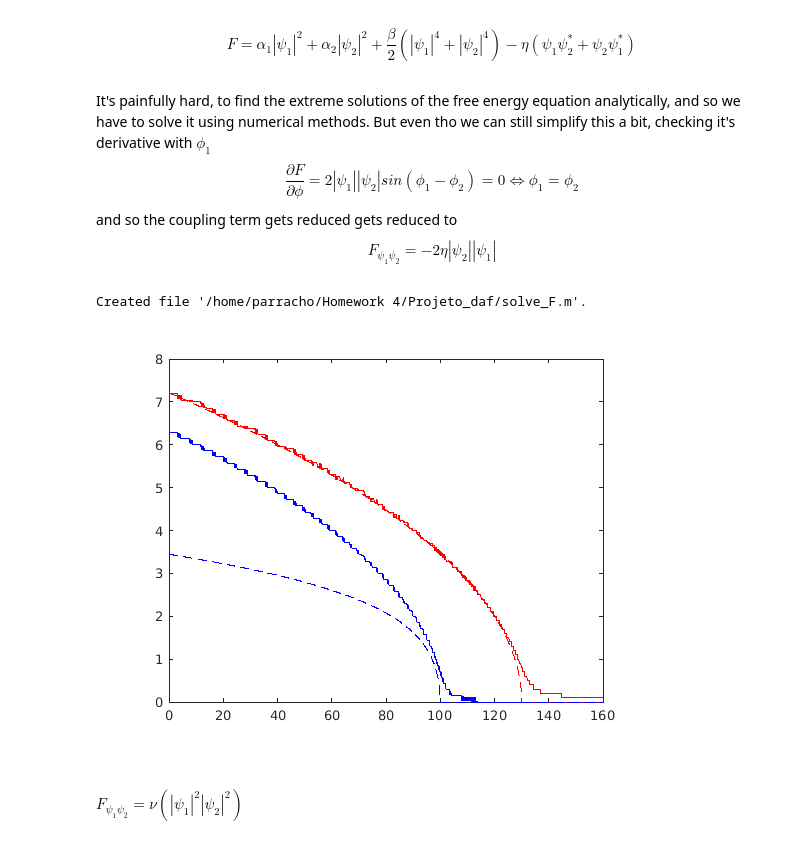
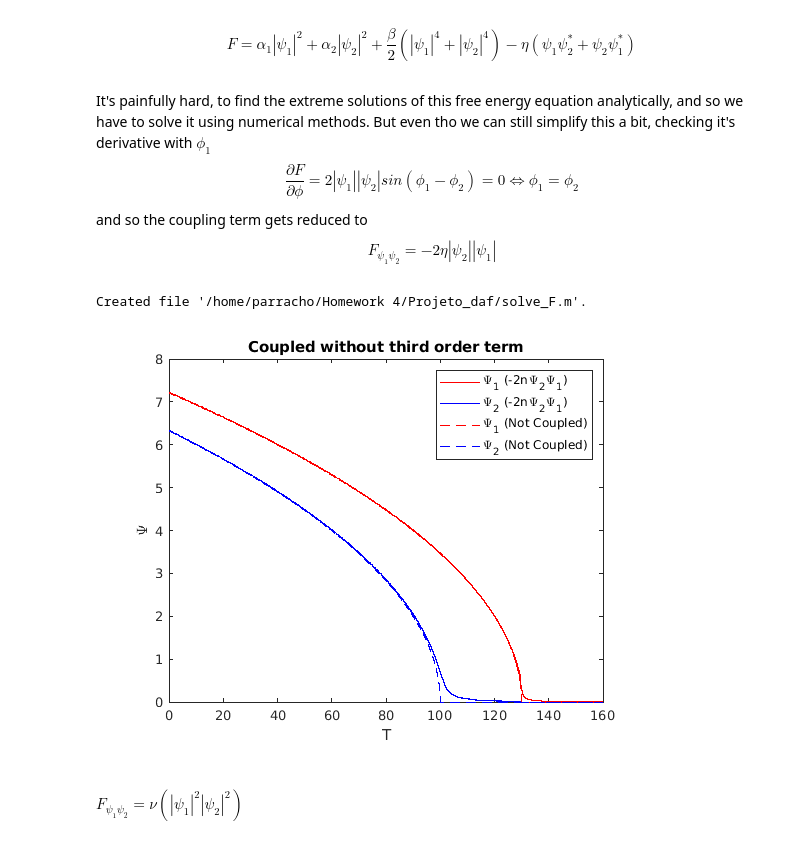
Before and after one commit to Gustavo-01/Projeto_daf, a Jupyter notebook: Project.ipynb, the cells around one changed output. Cells and saved outputs as stored; diff of their text form; code cells hidden in the pictures.

```diff
--- a/Project.ipynb
+++ b/Project.ipynb
@@ -29,7 +30,8 @@ n = 0.5;
 Tc1 = 130;
 Tc2 = 100;
 Tf = 160;
-dT = 0.1;
+dT = 0.01;
+dPsi = 0.01;
 # %%
 alpha_1 = @ (T) alpha_0 * (T-Tc1);
 alpha_2 = @ (T) alpha_0 * (T-Tc2);
@@ -37,0 +47,16 @@ alpha_2 = @ (T) alpha_0 * (T-Tc2);
+# %%
+psi1=@(T) (T<Tc1).* sqrt(-alpha_1(T)/beta);
+psi2=@(T) (T<Tc2).* sqrt(-alpha_2(T)/beta);
+
+T=0:dT:Tf;
+
+psi2_nocoupto=psi2(T);
+psi1_nocoupto=psi1(T);
+
+plot(T(1:length(psi2_nocoupto)),psi2_nocoupto,'r')
+hold on
+plot(T(1:length(psi1_nocoupto)),psi1_nocoupto,'k')
+title('No coupling and without third order term')
+legend('\Psi_2','\Psi_1')
+xlabel('T')
+ylabel('\Psi')
@@ -67,9 +96,9 @@ legend('\Psi_2^+','\Psi_1')
 # %% [markdown]
 $$F=\alpha_1|\psi_1|^2+\alpha_2|\psi_2|^2+\frac{\beta}{2}(|\psi_1|^4+|\psi_2|^4)-\eta(\psi_1\psi_2^*+\psi_2\psi_1^*)$$
 # %% [markdown]
-It's painfully hard, to find the extreme solutions of the free energy equation analytically, and so we have to solve it using numerical methods. But even tho we can still simplify this a bit, checking it's derivative with $\phi_1$
+It's painfully hard, to find the extreme solutions of this free energy equation analytically, and so we have to solve it using numerical methods. But even tho we can still simplify this a bit, checking it's derivative with $\phi_1$
 $$\frac{\partial F}{\partial \phi}=2|\psi_1||\psi_2|sin(\phi_1-\phi_2)=0 \Leftrightarrow \phi_1=\phi_2$$
-and so the coupling term gets reduced gets reduced to
+and so the coupling term gets reduced to
 $$F_{\psi_1\psi_2}=-2\eta|\psi_2||\psi_1|$$
 # %%
 %%file solve_F.m
@@ -133,12 +161,16 @@ end
 # %%
 plot(T(1:length(psi_1)),psi_1,'r')
 hold on
 plot(T(1:length(psi_1)),psi_2,'b')
-T=0:dT:Tf;
-plot(T,psi1_nocoup,'r--')
-plot(T,psi2_nocoup,'b--')
+
+plot(T,psi1_nocoupto,'r--')
+plot(T,psi2_nocoupto,'b--')
+title("Coupled without third order term")
+legend('\Psi_1 (-2n\Psi_2\Psi_1)','\Psi_2 (-2n\Psi_2\Psi_1)','\Psi_1 (Not Coupled)','\Psi_2 (Not Coupled)')
+xlabel('T')
+ylabel('\Psi')
 # %% [output]
-[figure, old version]
+[figure, new version]
 # %% [markdown]
 #### $F_{\psi_1\psi_2}=\nu(|\psi_1|^2|\psi_2|^2)$
 # %% [markdown]
```
Also changed, not shown: parts of 21 cells of this notebook.
